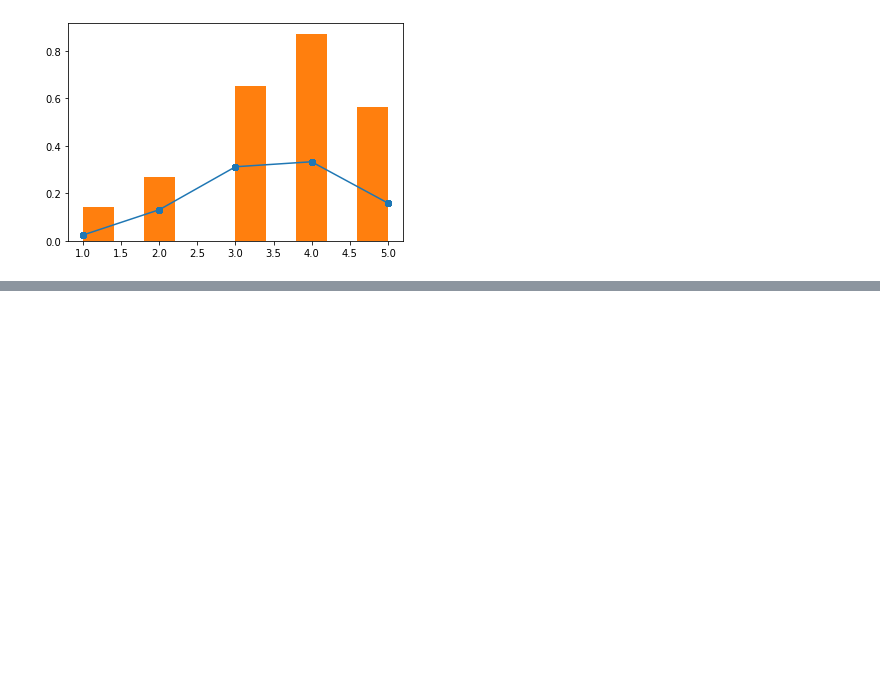
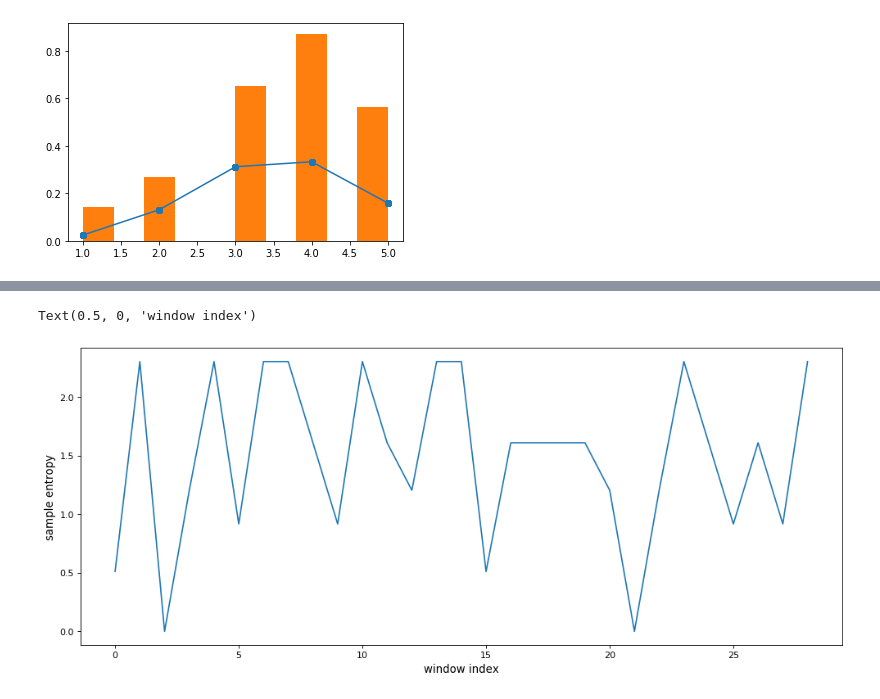
Before and after one commit to ebarkhordar/shilling-attack-detection-for-recommender-systems, a Jupyter notebook: analyze.ipynb, the cells around one changed output, grey strips where cells are left out. Cells and saved outputs as stored; diff of their text form; code cells hidden in the pictures; blank space fills up the shorter version.

Commit message:
implement sample entropy and sample average

```diff
--- a/analyze.ipynb
+++ b/analyze.ipynb
@@ -48,0 +123,4 @@ plt.show()
+# %%
+k=20
+m=0.2
+X=data_mat
@@ -48,0 +244,21 @@ plt.show()
+# %%
+sample_entropy_list=[]
+chunk_size=5
+last_index=0
+while True:
+    if last_index+chunk_size > len(df):
+        break
+    window_df=df[last_index:last_index+chunk_size]
+    ts=window_df['Rating'].values
+    print(ts)
+    if len(np.unique(ts))==1:
+        se=0
+    elif len(np.unique(ts))==5:
+        se=np.log2(5)
+    else:
+        std_ts = np.std(ts)
+        se = sample_entropy(ts, 1, 0.2 * std_ts)
+        se=se[0]
+    sample_entropy_list.append(se)
+    last_index+=chunk_size
+sample_entropy_list
@@ -48,0 +300,8 @@ plt.show()
+# %%
+figure(num=None, figsize=(15, 6), dpi=80, facecolor='w', edgecolor='k')
+plt.plot(range(len(sample_entropy_list)),sample_entropy_list)
+plt.ylabel('sample entropy', fontsize=12)
+plt.xlabel('window index', fontsize=12)
+# %% [output]
+Text(0.5, 0, 'window index')
+[figure, added]
```
Also changed, not shown: parts of 17 cells of this notebook.
